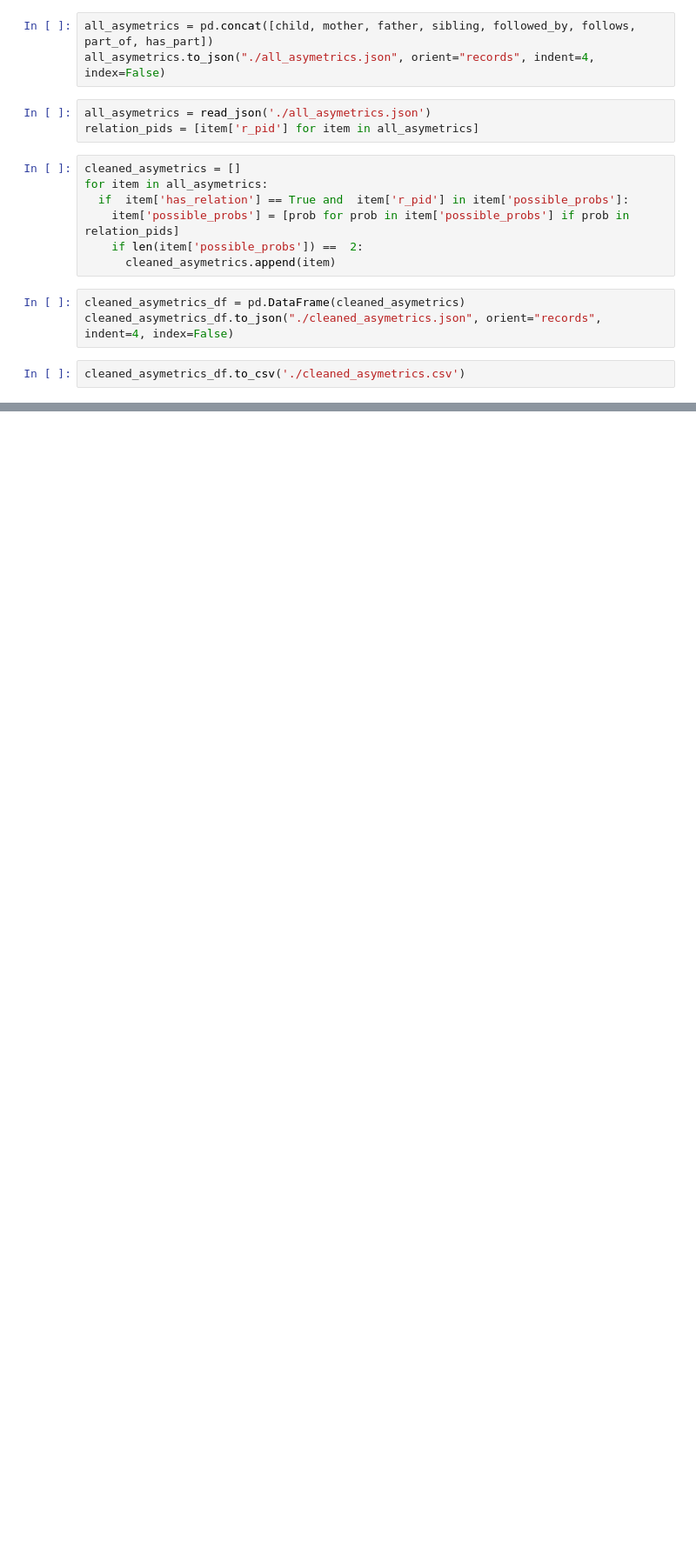
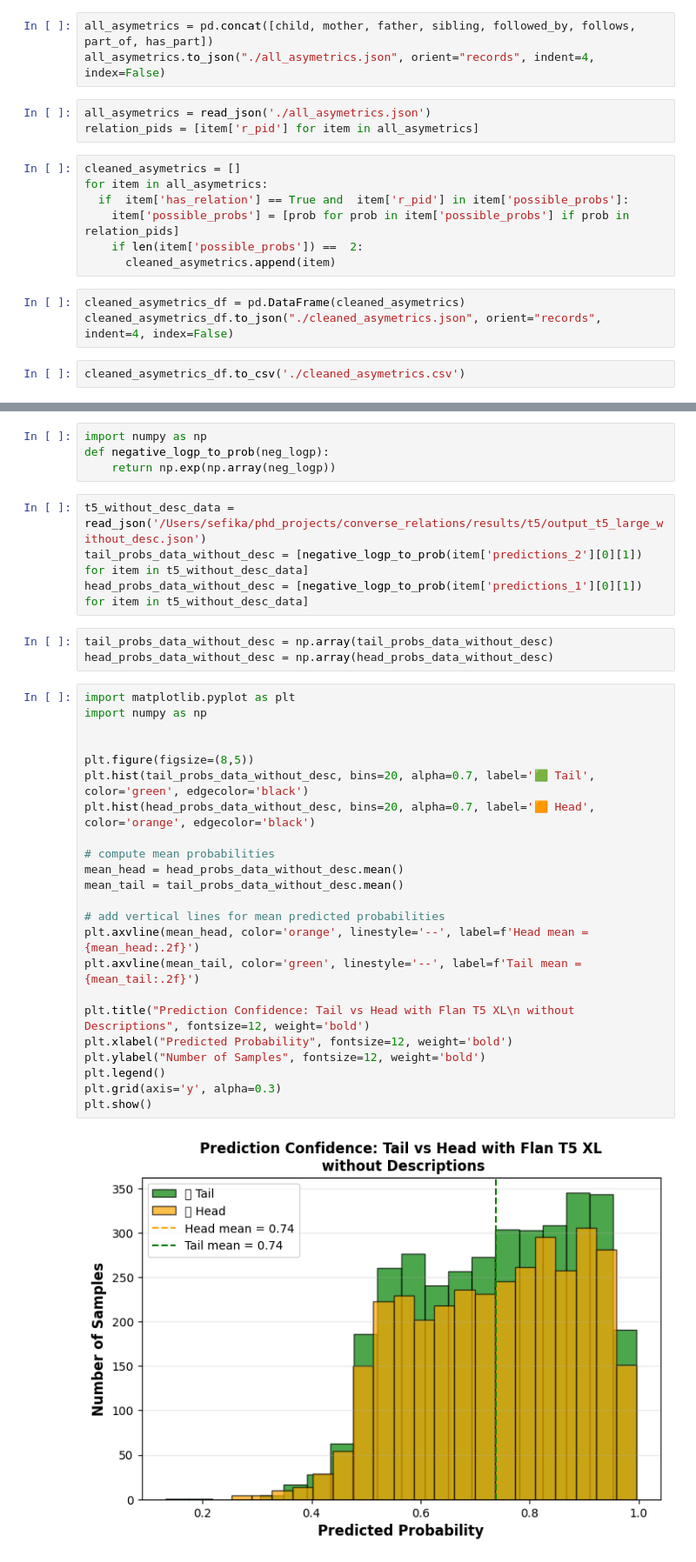
Before and after one commit to sefeoglu/inverserelations, a Jupyter notebook: src/notebooks/converse_relations.ipynb, the cells around one changed output, grey strips where cells are left out. Shown: that part at 87% size. Cells and saved outputs as stored; diff of their text form; blank space fills up the shorter version.

```diff
--- a/src/notebooks/converse_relations.ipynb
+++ b/src/notebooks/converse_relations.ipynb
@@ -67,0 +134,36 @@ def clean_converse_relations(all_data):
+# %%
+import numpy as np
+def negative_logp_to_prob(neg_logp):
+    return np.exp(np.array(neg_logp))
+# %%
+t5_without_desc_data = read_json('/Users/sefika/phd_projects/converse_relations/results/t5/output_t5_large_without_desc.json')
+tail_probs_data_without_desc = [negative_logp_to_prob(item['predictions_2'][0][1]) for item in t5_without_desc_data]
+head_probs_data_without_desc = [negative_logp_to_prob(item['predictions_1'][0][1]) for item in t5_without_desc_data]
+# %%
+tail_probs_data_without_desc = np.array(tail_probs_data_without_desc)
+head_probs_data_without_desc = np.array(head_probs_data_without_desc)
+# %%
+import matplotlib.pyplot as plt
+import numpy as np
+
+
+plt.figure(figsize=(8,5))
+plt.hist(tail_probs_data_without_desc, bins=20, alpha=0.7, label='🟩 Tail', color='green', edgecolor='black')
+plt.hist(head_probs_data_without_desc, bins=20, alpha=0.7, label='🟧 Head', color='orange', edgecolor='black')
+
+# compute mean probabilities
+mean_head = head_probs_data_without_desc.mean()
+mean_tail = tail_probs_data_without_desc.mean()
+
+# add vertical lines for mean predicted probabilities
+plt.axvline(mean_head, color='orange', linestyle='--', label=f'Head mean = {mean_head:.2f}')
+plt.axvline(mean_tail, color='green', linestyle='--', label=f'Tail mean = {mean_tail:.2f}')
+
+plt.title("Prediction Confidence: Tail vs Head with Flan T5 XL\n without Descriptions", fontsize=12, weight='bold')
+plt.xlabel("Predicted Probability", fontsize=12, weight='bold')
+plt.ylabel("Number of Samples", fontsize=12, weight='bold')
+plt.legend()
+plt.grid(axis='y', alpha=0.3)
+plt.show()
+# %% [output]
+[figure, added]
```
Also changed, not shown: parts of 8 cells of this notebook, 3 other files.
